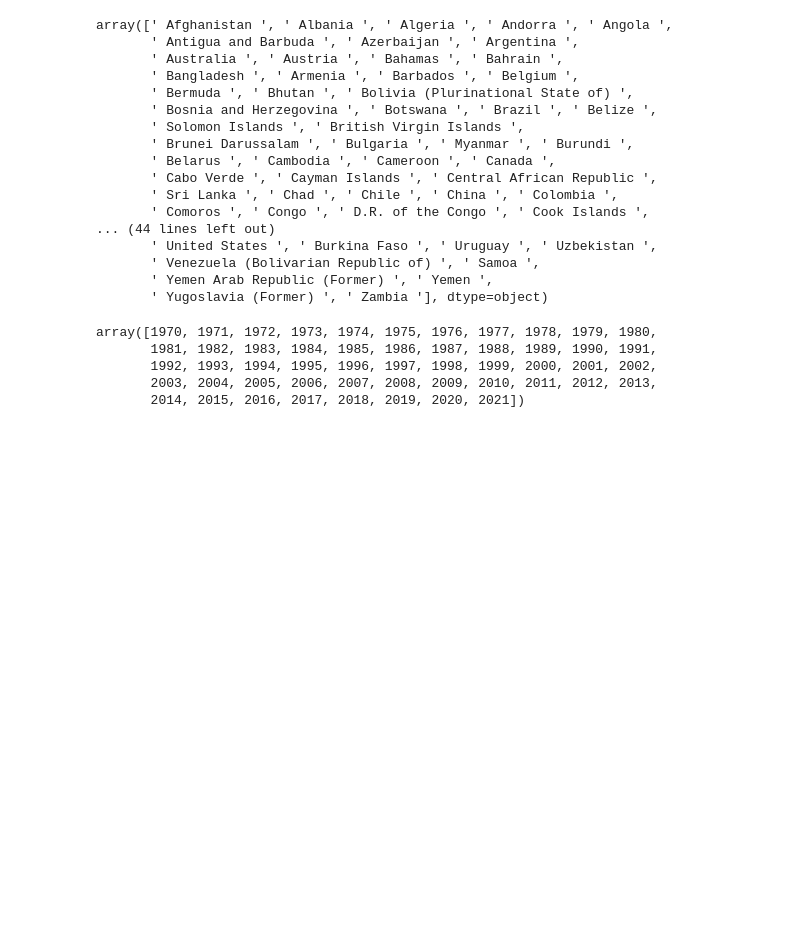
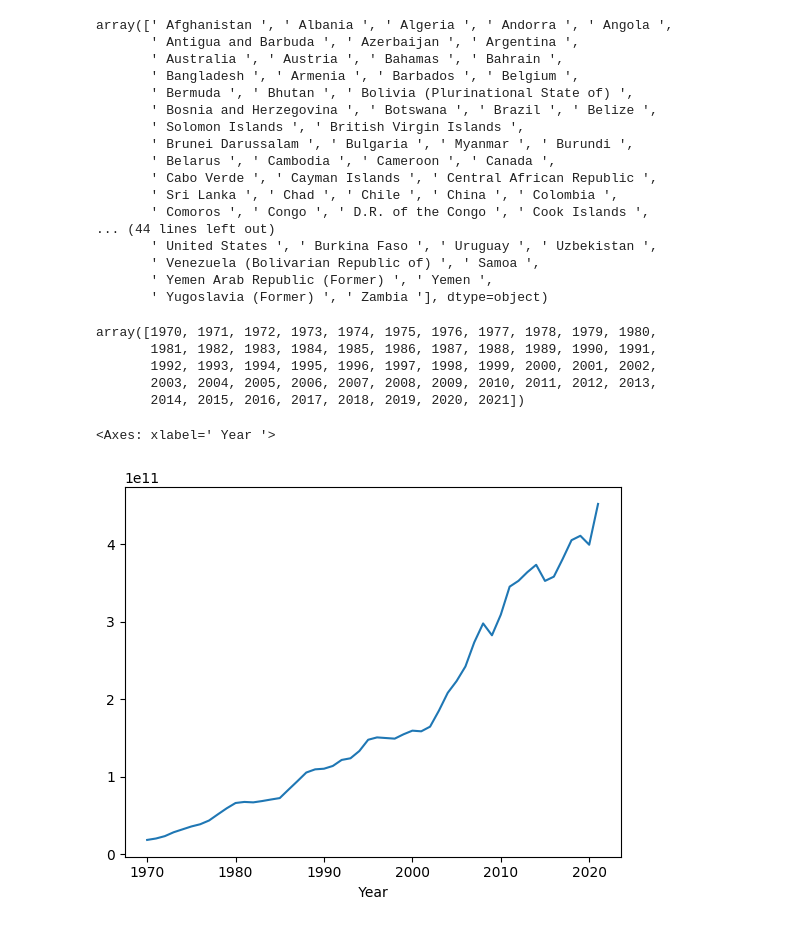
Before and after one commit to maximarbuzov/maxim, a Jupyter notebook: Untitled7.ipynb, the cells around one changed output. Saved outputs shown, nothing was run; the diff lists cells and outputs as text; code cells hidden in the pictures; blank space fills up the shorter version.

```diff
--- a/Untitled7.ipynb
+++ b/Untitled7.ipynb
@@ -647,3 +652,8 @@ array([1970, 1971, 1972, 1973, 1974, 1975, 1976, 1977, 1978, 1979, 1980,
        1992, 1993, 1994, 1995, 1996, 1997, 1998, 1999, 2000, 2001, 2002,
        2003, 2004, 2005, 2006, 2007, 2008, 2009, 2010, 2011, 2012, 2013,
        2014, 2015, 2016, 2017, 2018, 2019, 2020, 2021])
+# %%
+data1.groupby([' Year '])[' Gross Domestic Product (GDP) '].mean().plot()
+# %% [output]
+<Axes: xlabel=' Year '>
+[figure, added]
```
Also changed, not shown: parts of 7 cells of this notebook.
